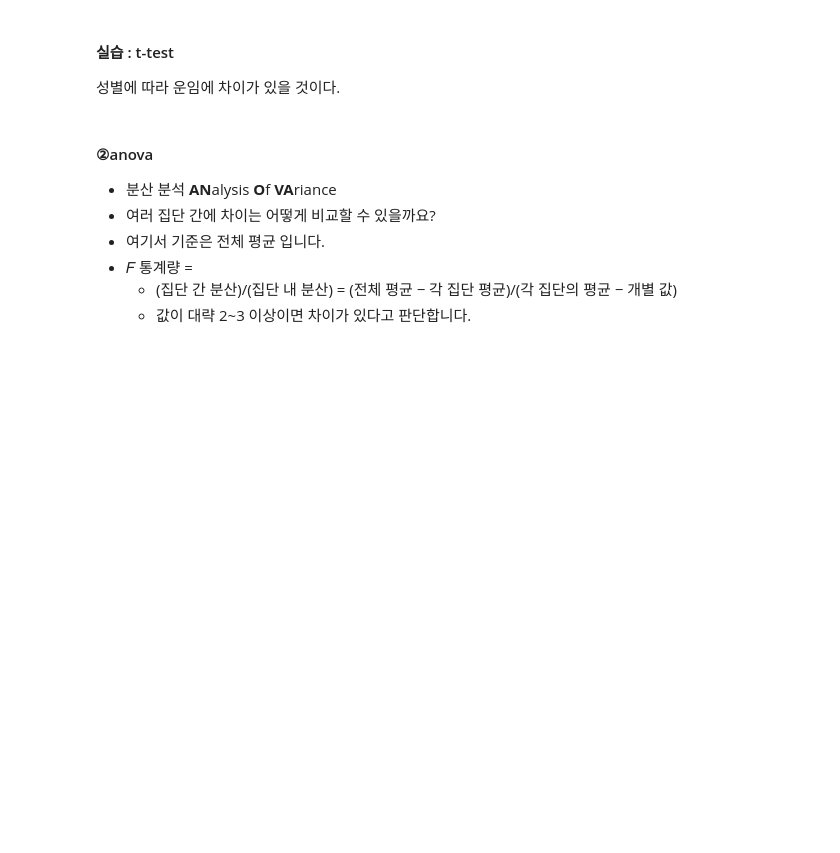
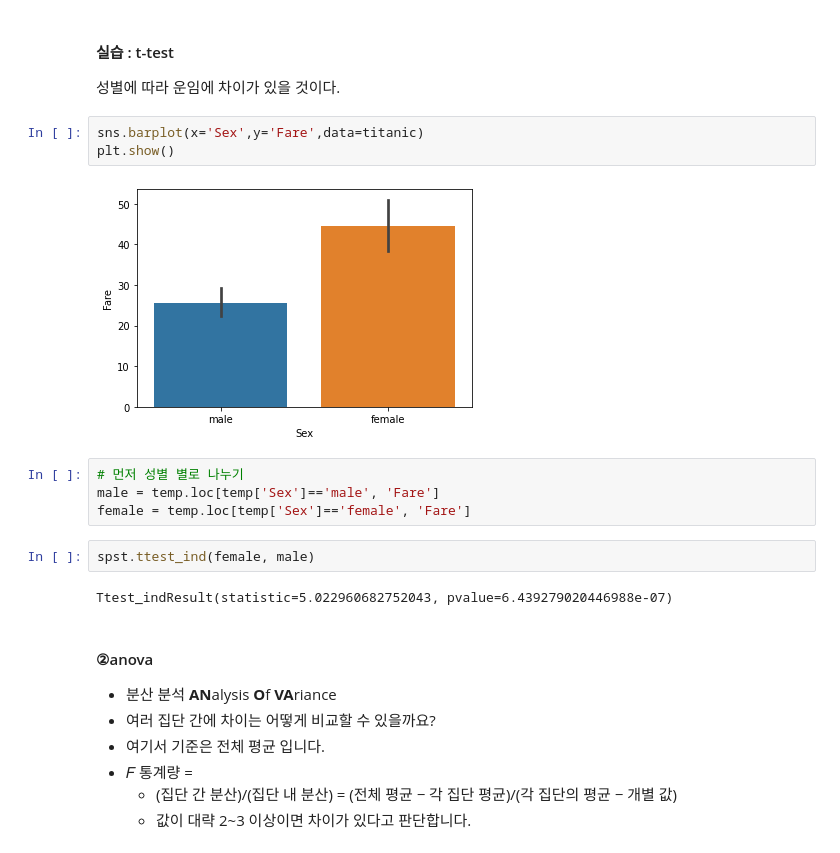
Before and after one commit to ringolove/aivle2201, a Jupyter notebook: python_visualization/10과 이변량_범주 vs 숫자.ipynb, the cells around one changed output. Saved outputs shown, nothing was run; the diff lists cells and outputs as text; blank space fills up the shorter version.

```diff
--- a/python_visualization/10과 이변량_범주 vs 숫자.ipynb
+++ b/python_visualization/10과 이변량_범주 vs 숫자.ipynb
@@ -316,6 +379,19 @@ spst.ttest_ind(died, survived)
 #### 실습 : t-test
 
 성별에 따라 운임에 차이가 있을 것이다.
+# %%
+sns.barplot(x='Sex',y='Fare',data=titanic)
+plt.show()
+# %% [output]
+[figure, added]
+# %%
+# 먼저 성별 별로 나누기
+male = temp.loc[temp['Sex']=='male', 'Fare']
+female = temp.loc[temp['Sex']=='female', 'Fare']
+# %%
+spst.ttest_ind(female, male)
+# %% [output]
+Ttest_indResult(statistic=5.022960682752043, pvalue=6.439279020446988e-07)
 # %% [markdown]
 #### ②anova
 
```
Also changed, not shown: parts of 60 cells of this notebook, 1 other file.
